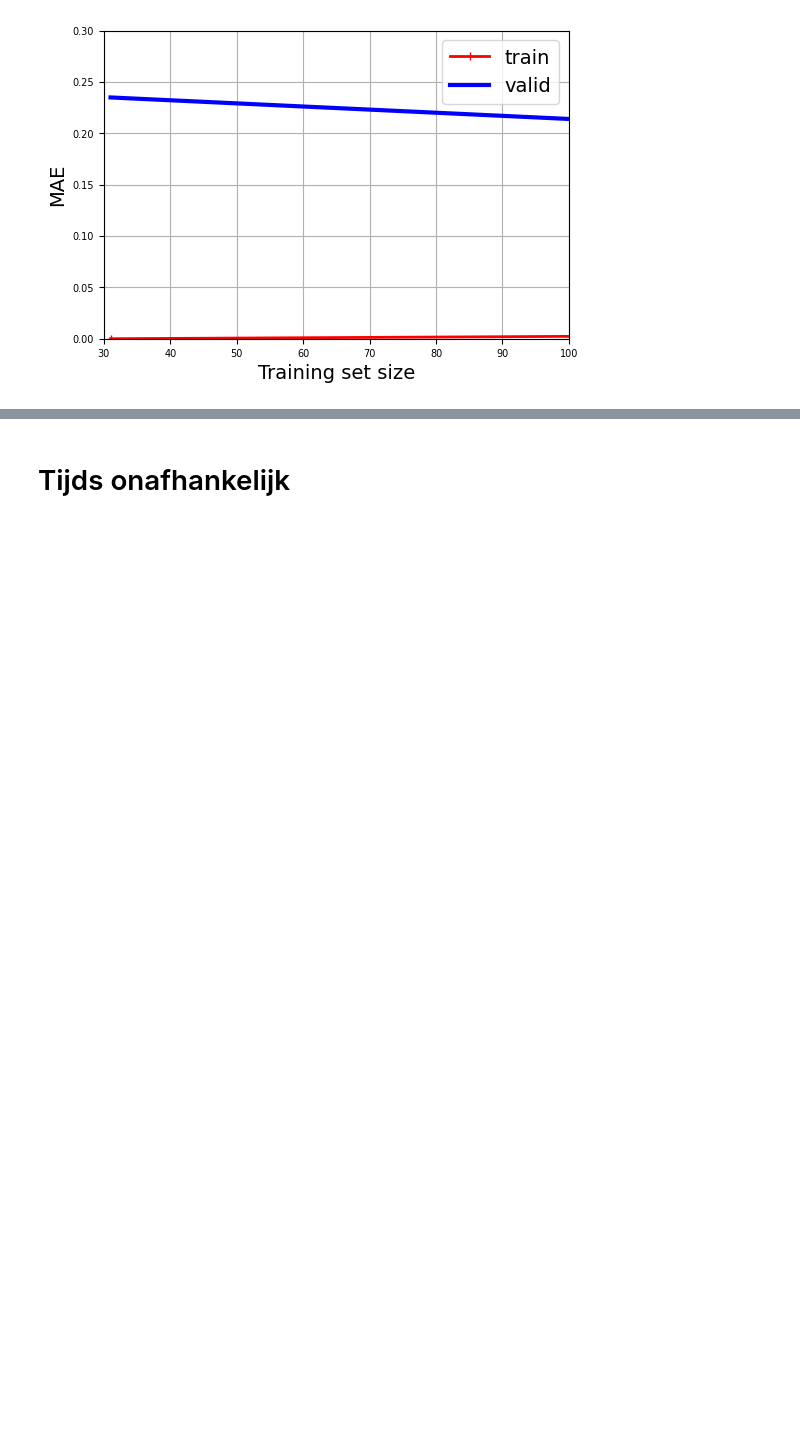
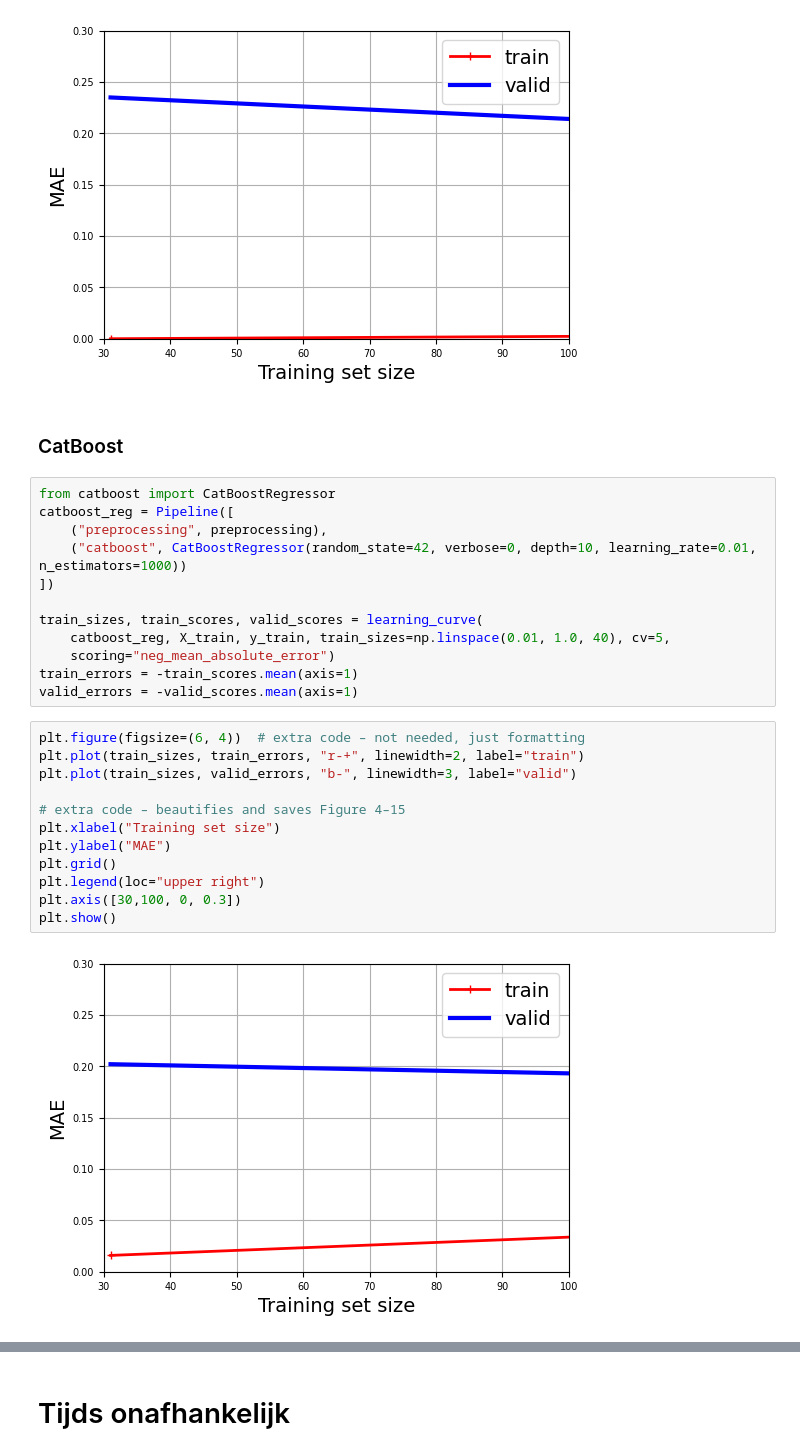
Before and after one commit to Arnz3/ml-project, a Jupyter notebook: werkje.ipynb, the cells around one changed output, grey strips where cells are left out. Saved outputs shown, nothing was run; the diff lists cells and outputs as text; blank space fills up the shorter version.

```diff
--- a/werkje.ipynb
+++ b/werkje.ipynb
@@ -1003,4 +1094,32 @@ plt.axis([30,100, 0, 0.3])
 plt.show()
 # %% [output]
 [figure]
+# %% [markdown]
+### CatBoost
+# %%
+from catboost import CatBoostRegressor
+catboost_reg = Pipeline([
+    ("preprocessing", preprocessing),
+    ("catboost", CatBoostRegressor(random_state=42, verbose=0, depth=10, learning_rate=0.01, n_estimators=1000))
+])
+
+train_sizes, train_scores, valid_scores = learning_curve(
+    catboost_reg, X_train, y_train, train_sizes=np.linspace(0.01, 1.0, 40), cv=5,
+    scoring="neg_mean_absolute_error")
+train_errors = -train_scores.mean(axis=1)
+valid_errors = -valid_scores.mean(axis=1)
+# %%
+plt.figure(figsize=(6, 4))  # extra code – not needed, just formatting
+plt.plot(train_sizes, train_errors, "r-+", linewidth=2, label="train")
+plt.plot(train_sizes, valid_errors, "b-", linewidth=3, label="valid")
+
+# extra code – beautifies and saves Figure 4–15
+plt.xlabel("Training set size")
+plt.ylabel("MAE")
+plt.grid()
+plt.legend(loc="upper right")
+plt.axis([30,100, 0, 0.3])
+plt.show()
+# %% [output]
+[figure, added]
 # %% [markdown]
```
Also changed, not shown: parts of 26 cells of this notebook, 6 other files.
